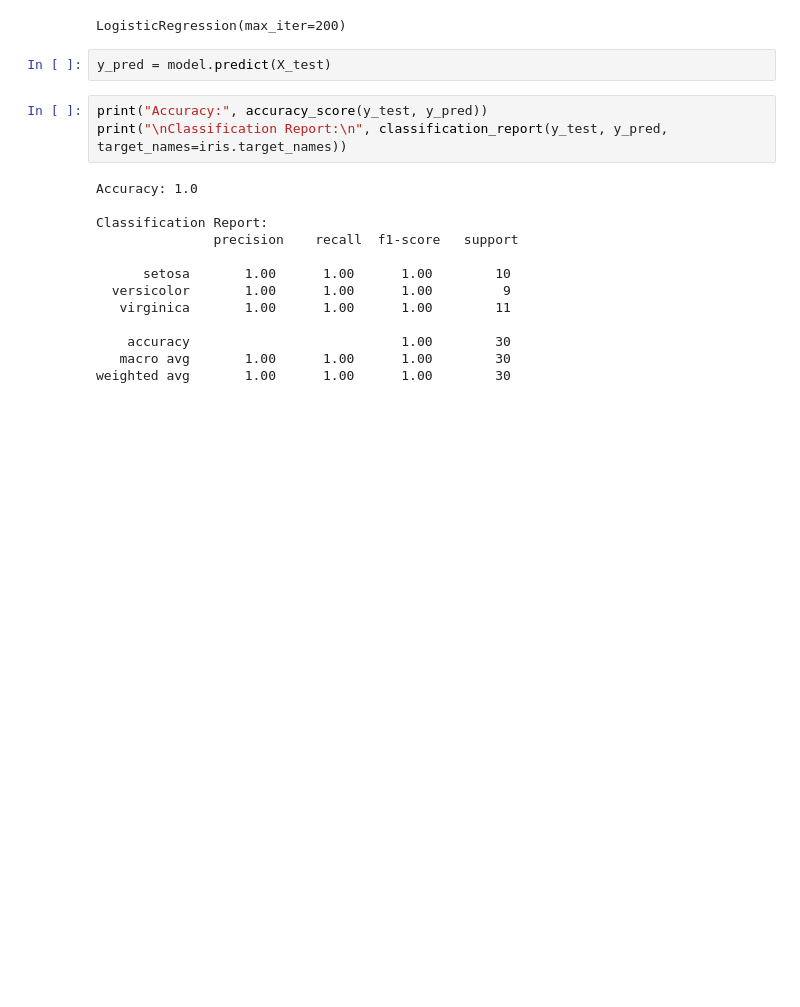
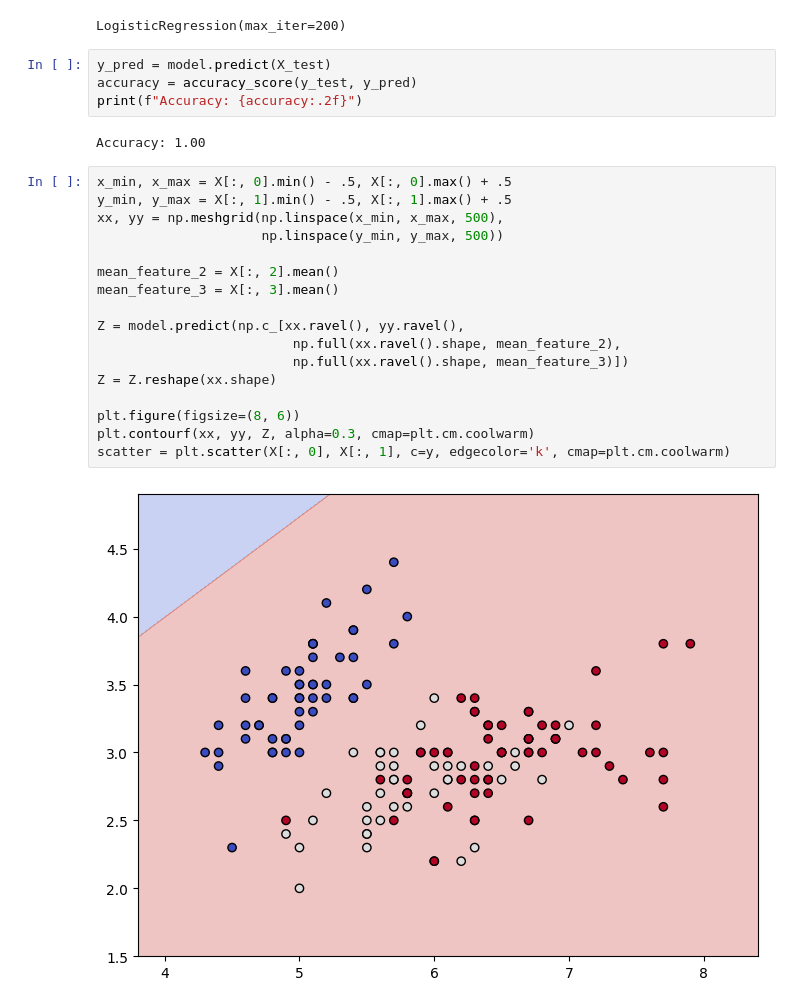
Before and after one commit to Niharika1694/ADM-LAB, a Jupyter notebook: Lab Test-02.ipynb, the cells around one changed output. Drawn from its saved outputs; the diff is of its cells as text; blank space fills up the shorter version.

```diff
--- a/Lab Test-02.ipynb
+++ b/Lab Test-02.ipynb
@@ -23,19 +24,26 @@ model.fit(X_train, y_train)
 LogisticRegression(max_iter=200)
 # %%
 y_pred = model.predict(X_test)
+accuracy = accuracy_score(y_test, y_pred)
+print(f"Accuracy: {accuracy:.2f}")
+# %% [output]
+Accuracy: 1.00
-# %%
-print("Accuracy:", accuracy_score(y_test, y_pred))
-print("\nClassification Report:\n", classification_report(y_test, y_pred, target_names=iris.target_names))
-# %% [output]
-Accuracy: 1.0
-
-Classification Report:
-               precision    recall  f1-score   support
-
-      setosa       1.00      1.00      1.00        10
-  versicolor       1.00      1.00      1.00         9
-   virginica       1.00      1.00      1.00        11
-
-    accuracy                           1.00        30
-   macro avg       1.00      1.00      1.00        30
-weighted avg       1.00      1.00      1.00        30
+# %%
+x_min, x_max = X[:, 0].min() - .5, X[:, 0].max() + .5
+y_min, y_max = X[:, 1].min() - .5, X[:, 1].max() + .5
+xx, yy = np.meshgrid(np.linspace(x_min, x_max, 500),
+                     np.linspace(y_min, y_max, 500))
+
+mean_feature_2 = X[:, 2].mean()
+mean_feature_3 = X[:, 3].mean()
+
+Z = model.predict(np.c_[xx.ravel(), yy.ravel(),
+                         np.full(xx.ravel().shape, mean_feature_2),
+                         np.full(xx.ravel().shape, mean_feature_3)])
+Z = Z.reshape(xx.shape)
+
+plt.figure(figsize=(8, 6))
+plt.contourf(xx, yy, Z, alpha=0.3, cmap=plt.cm.coolwarm)
+scatter = plt.scatter(X[:, 0], X[:, 1], c=y, edgecolor='k', cmap=plt.cm.coolwarm)
+# %% [output]
+[figure, added]
```
Also changed, not shown: parts of 2 cells of this notebook.
